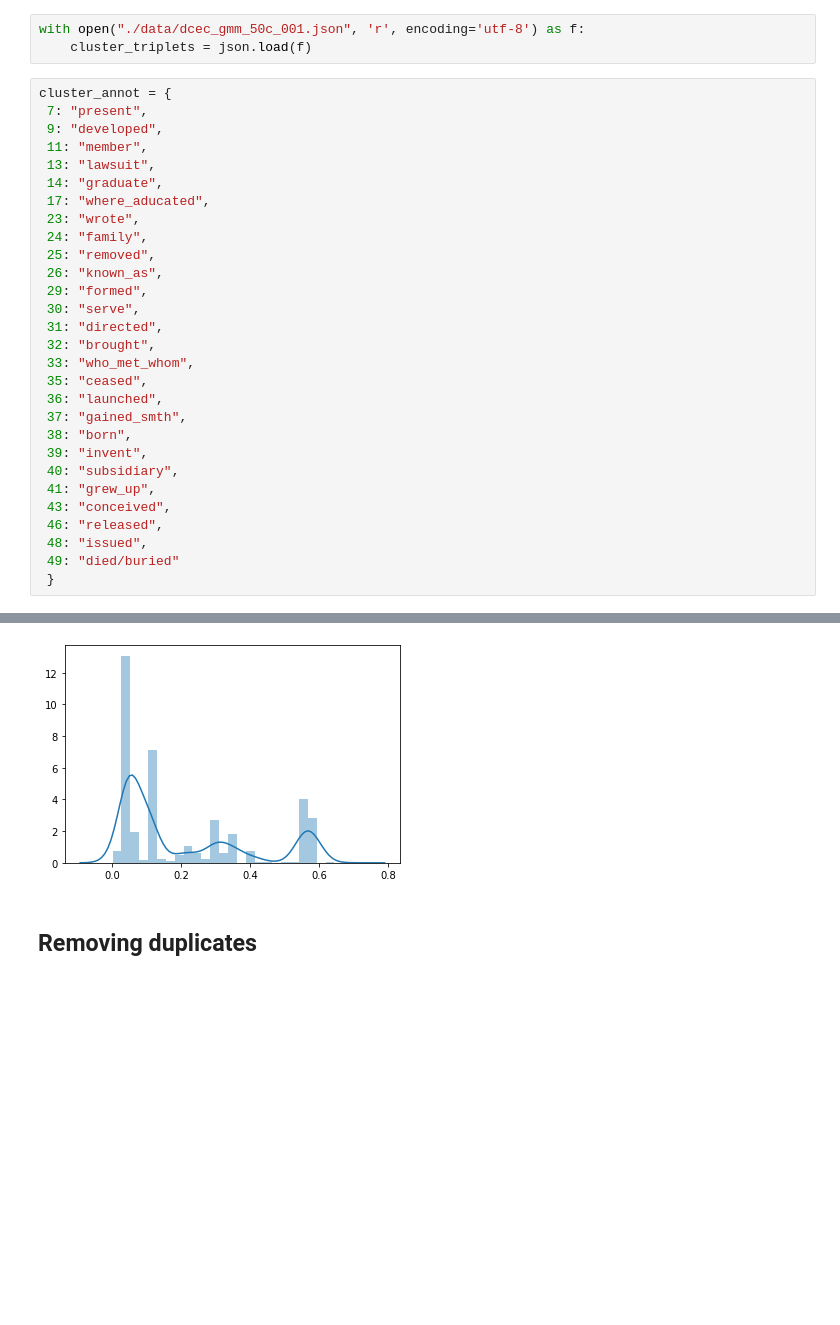
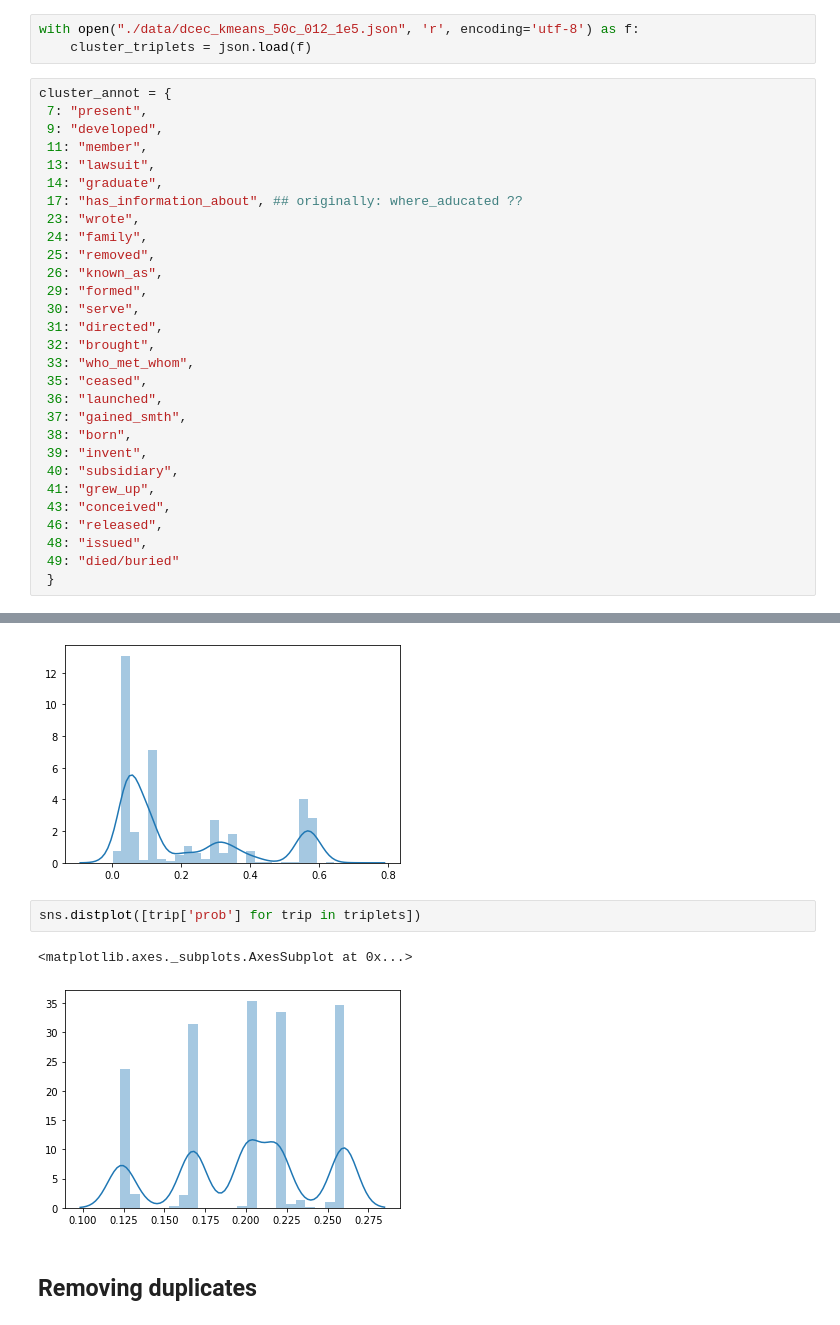
Before and after one commit to tchewik/unsupervised_openie, a Jupyter notebook: qa_data_preprocessing.ipynb, the cells around one changed output, grey strips where cells are left out. Cells and saved outputs as stored; diff of their text form; blank space fills up the shorter version.

```diff
--- a/qa_data_preprocessing.ipynb
+++ b/qa_data_preprocessing.ipynb
@@ -40,7 +40,7 @@ set(examples.keys()) & set(existing)
 # %% [markdown]
 ## Reading clusters and getting rid of unannotated clusters(optional)
 # %%
-with open("./data/dcec_gmm_50c_001.json", 'r', encoding='utf-8') as f:
+with open("./data/dcec_kmeans_50c_012_1e5.json", 'r', encoding='utf-8') as f:
     cluster_triplets = json.load(f)
 # %%
 cluster_annot = {
@@ -49,7 +49,7 @@ cluster_annot = {
  11: "member",
  13: "lawsuit",
  14: "graduate",
- 17: "where_aducated",
+ 17: "has_information_about", ## originally: where_aducated ??
  23: "wrote",
  24: "family",
  25: "removed",
@@ -139,6 +144,11 @@ sns.distplot([trip['prob'] for trip in triplets])
 # %% [output]
 <matplotlib.axes._subplots.AxesSubplot at 0x...>
 [figure]
+# %%
+sns.distplot([trip['prob'] for trip in triplets])
+# %% [output]
+<matplotlib.axes._subplots.AxesSubplot at 0x...>
+[figure, added]
 # %% [markdown]
 ## Removing duplicates
 # %%
```
Also changed, not shown: parts of 9 cells of this notebook.
